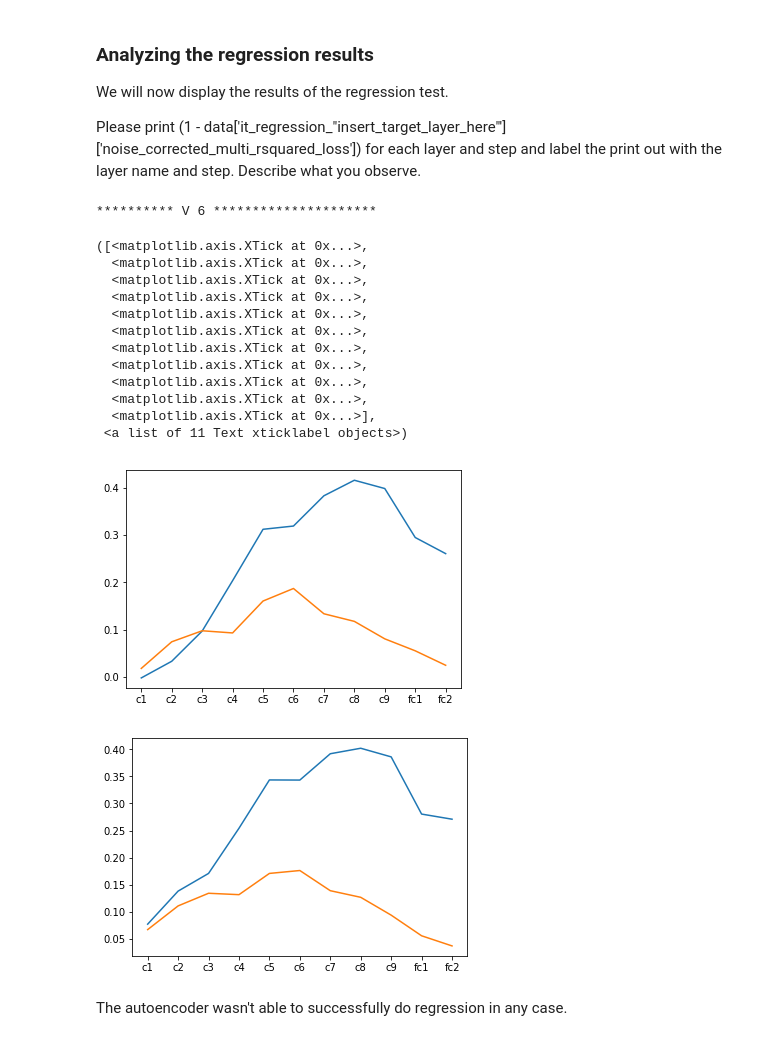
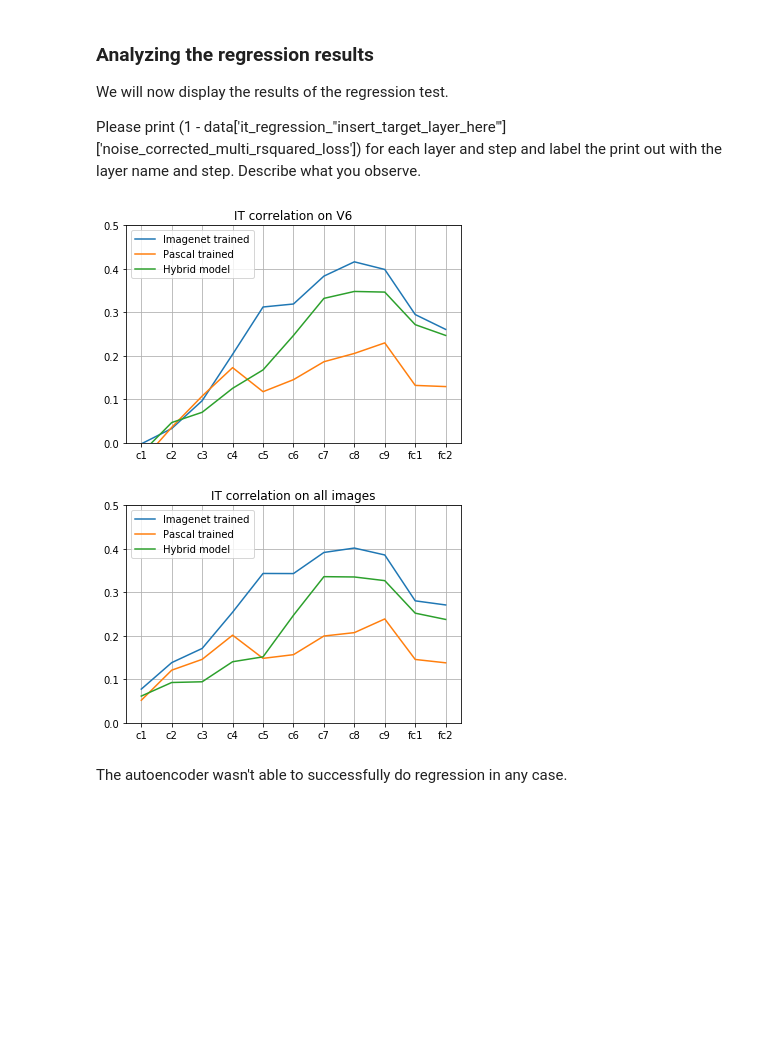
Before and after one commit to IanEisenberg/cs375, a Jupyter notebook: final_project/final.ipynb, the cells around one changed output. Cells and saved outputs as stored; diff of their text form; code cells hidden in the pictures; blank space fills up the shorter version.

Commit message:
Update notebook to plot new validation data

```diff
--- a/final_project/final.ipynb
+++ b/final_project/final.ipynb
@@ -92,0 +67,8 @@ plt.ylim((0,30))
+# %%
+loss = get_losses(coll, exp_id_base)
+
+# Plot the training loss
+
+plt.figure()
+plt.title('Imagenet loss')
+plt.plot(loss[0:150000])
@@ -140,11 +124,13 @@ def get_neural_validation_data(coll,exp_id):
         res['step'] = coll.find({'_id': res['validates']})[0]['step']
     return results
 
-vd = get_neural_validation_data(coll,exp_id=exp_id)
-vdc = get_neural_validation_data(coll,exp_id=exp_idc)
+vd_base = get_neural_validation_data(coll,exp_id=exp_id_base)
+vd_pretrained = get_neural_validation_data(coll,exp_id=exp_id_pretrained)
+vd_hybrid = get_neural_validation_data(coll,exp_id=exp_id_hybrid)
 print('data keys:')
-print(vd[1]['validation_results'].keys())
-print(vdc[0]['validation_results'].keys())
+print(vd[-1]['validation_results'].keys())
+print(vd_pretrained[-1]['validation_results'].keys())
+print(vd_hybrid[-1]['validation_results'].keys())
 # %% [output]
 data keys:
 [u'V6', u'VAll']
@@ -179,52 +171,51 @@ Please print (1 - data['it\_regression_"insert_target_layer_here"']['noise_corre
 # %%
 def plot_regression_results(data, target_layers, step):
     """
     Prints out the noise corrected multi rsquared loss for each layer.
 
     You will need to EDIT this function.
     """
     perf = []
     for layer in target_layers:
         k = 'it_regression_%s' % layer
         regression_results = data[k]
         ### YOUR CODE HERE
         performance = 1-regression_results['noise_corrected_multi_rsquared_loss']
         perf.append(performance)
         #print('layer: %s, step: %s, performance: %.2f' % (layer, step, performance))
         ### END OF YOUR CODE
     return(perf)
 
-print('********** V 6 *********************')
 p6 = plot_regression_results(data_6, target_layers, step)
 pall = plot_regression_results(data_all, target_layers, step)
-p6c = plot_regression_results(data_6c, target_layers, stepc)
-pallc = plot_regression_results(data_allc, target_layers, stepc)
+p6_pretrained = plot_regression_results(data_6_pretrained, target_layers, step_pretrained)
+pall_pretrained = plot_regression_results(data_all_pretrained, target_layers, step_pretrained)
+p6_hybrid = plot_regression_results(data_6_hybrid, target_layers, step_hybrid)
+pall_hybrid = plot_regression_results(data_all_hybrid, target_layers, step_hybrid)
 
 plt.figure()
-plt.plot(p6)
-plt.plot(p6c)
+plt.title('IT correlation on V6')
+plt.ylim(0, 0.5)
+plt.plot(p6, label='Imagenet trained')
+plt.plot(p6_pretrained, label='Pascal trained')
+plt.plot(p6_hybrid, label='Hybrid model')
+plt.legend()
+plt.grid()
 plt.xticks(np.arange(11),('c1','c2','c3','c4','c5','c6','c7','c8','c9','fc1','fc2'))
 
 plt.figure()
-plt.plot(pall)
-plt.plot(pallc)
+plt.title('IT correlation on all images')
+plt.ylim(0, 0.5)
+plt.plot(pall, label='Imagenet trained')
+plt.plot(pall_pretrained, label='Pascal trained')
+plt.plot(pall_hybrid, label='Hybrid model')
+plt.legend()
+plt.grid()
 plt.xticks(np.arange(11),('c1','c2','c3','c4','c5','c6','c7','c8','c9','fc1','fc2'))
+plt.show()
 # %% [output]
-********** V 6 *********************
-([<matplotlib.axis.XTick at 0x...>,
-  <matplotlib.axis.XTick at 0x...>,
-  <matplotlib.axis.XTick at 0x...>,
-  <matplotlib.axis.XTick at 0x...>,
-  <matplotlib.axis.XTick at 0x...>,
-  <matplotlib.axis.XTick at 0x...>,
-  <matplotlib.axis.XTick at 0x...>,
-  <matplotlib.axis.XTick at 0x...>,
-  <matplotlib.axis.XTick at 0x...>,
-  <matplotlib.axis.XTick at 0x...>,
-  <matplotlib.axis.XTick at 0x...>],
- <a list of 11 Text xticklabel objects>)
-[figure, old version]
+[figure, new version]
-[figure, old version]
+[figure, new version]
 # %% [markdown]
 The autoencoder wasn't able to successfully do regression in any case.
 # %%
```
Also changed, not shown: parts of 7 cells of this notebook, 1 other file.
